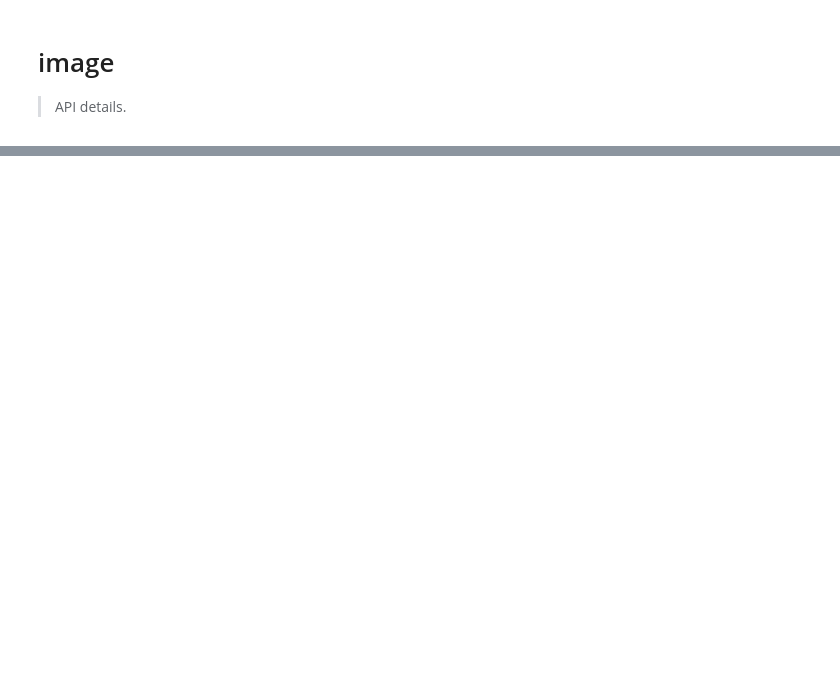
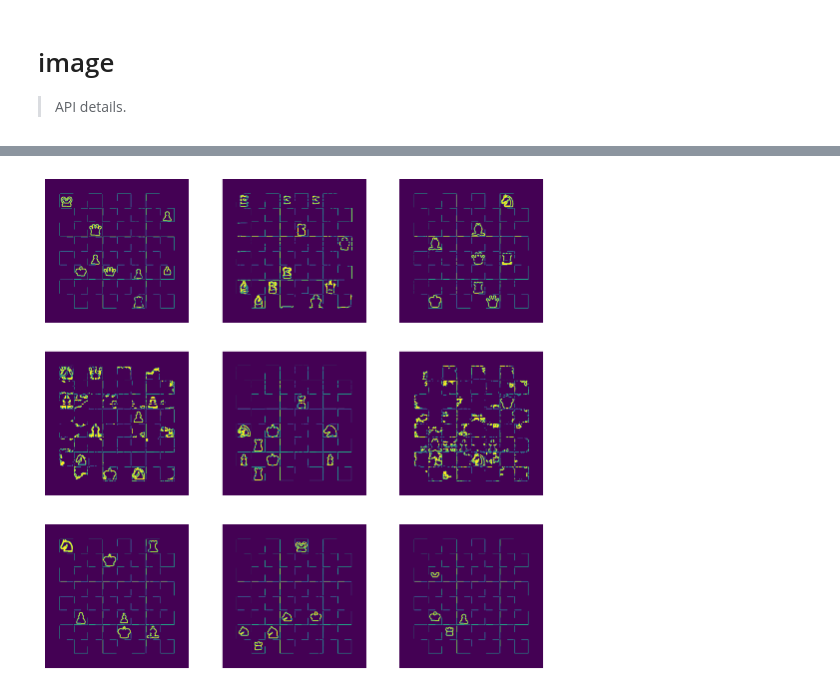
Before and after one commit to idrisr/chessocrnb, a Jupyter notebook: nbs/03_image.ipynb, the cells around one changed output, grey strips where cells are left out. Cells and saved outputs as stored; diff of their text form; code cells hidden in the pictures; blank space fills up the shorter version.

```diff
--- a/nbs/03_image.ipynb
+++ b/nbs/03_image.ipynb
@@ -28,3 +39,10 @@ URL = Path("/Users/id/screenshots/chess-screenshots/data")
 URL = Path("/Users/id/.fastai/data/kaggle-chess/train")
 # %%
 fnames = get_image_files(URL)
+# %%
+def gray_to_bw(i,off_w=0,off_h=0):
+    """ threshold image on mean of offset image and """
+    i_gray = np.array(i)
+    mean = i_gray[off_w:-off_w, off_h:-off_h].mean()
+    thresh, i_bw = cv2.threshold(i_gray, mean, 255, cv2.THRESH_BINARY)
+    return i_bw
@@ -30,0 +57,18 @@ fnames = get_image_files(URL)
+# %%
+def contours(i: ndarray) -> ndarray:
+    i_bw = gray_to_bw(i)
+
+    i_con = np.zeros(np.array(i_bw.shape), dtype=np.uint8)
+    contoursB, hierarchy = cv2.findContours(i_bw, cv2.RETR_CCOMP, cv2.CHAIN_APPROX_TC89_KCOS)
+    f = partial(contourFilter, min_ratio=0.5, img_area=i_bw.shape[0]*i_bw.shape[1])
+    contoursA = list(filter(f, contoursB))
+
+    red = (255, 0, 0)
+    for contour in contoursA:
+        drawContour(i_con, contour, red, thickness=2)
+
+    lines = cv2.HoughLines(i_con, 3, np.pi/180, 200).squeeze(1)
+    i_hough = np.zeros(i_bw.shape, dtype=np.uint8)
+    i_wtf = draw_hough_lines(i_con, lines)
+
+    return PILImage.create(i_wtf)
@@ -31,3 +83,15 @@ fnames = get_image_files(URL)
+# %%
+block = DataBlock(
+    blocks=(ImageBlock(PILImageBW), ),
+    get_items=get_image_files,
+    item_tfms=[CropPad(500), contours, ],
+    n_inp=1)
+# %%
+dls=block.dataloaders(URL, batch_size=64)
+# %%
+dls.show_batch()
+# %% [output]
+[figure, added]
 # %%
 #export
 def drawContour(image, contour, color=(255, 0, 0), thickness=4):
```
Also changed, not shown: parts of 10 cells of this notebook, 10 other files.
